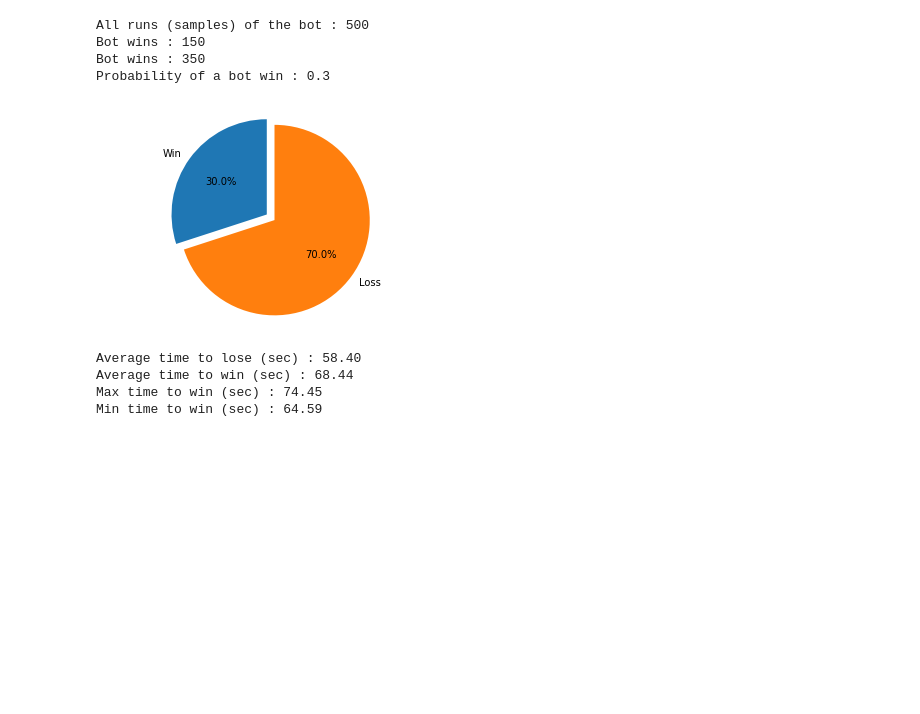
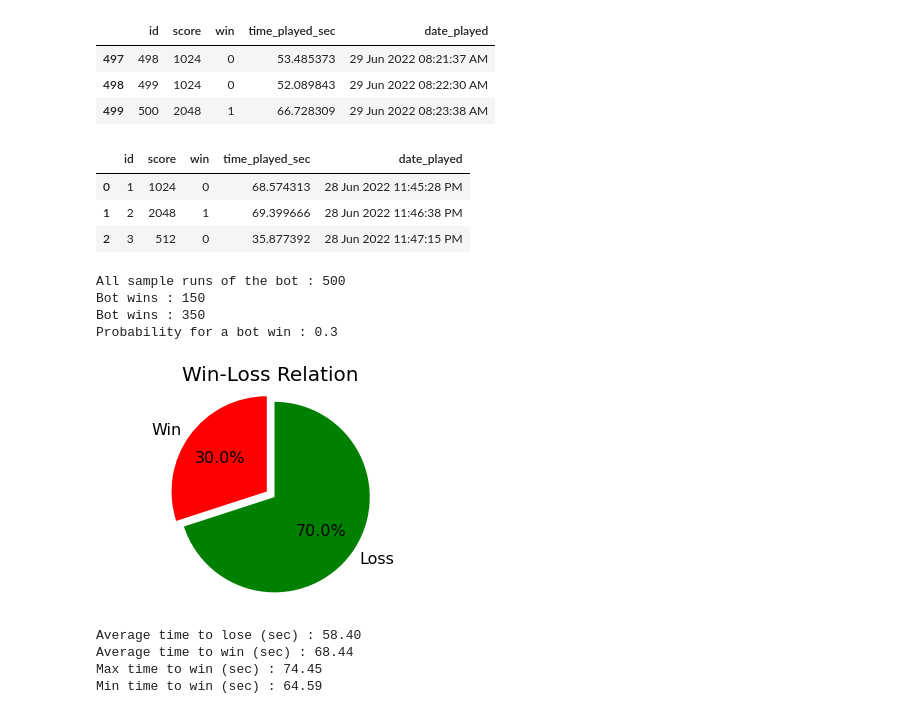
Before and after one commit to chizo4/2048-intelligent-bot, a Jupyter notebook: ai_implementation/notebook/bot_notebook.ipynb, the cells around one changed output. Cells and saved outputs as stored; diff of their text form; code cells hidden in the pictures; blank space fills up the shorter version.

```diff
--- a/ai_implementation/notebook/bot_notebook.ipynb
+++ b/ai_implementation/notebook/bot_notebook.ipynb
@@ -22,29 +31,47 @@ import matplotlib.pyplot as plt
 # Create the dataframe for the database records.
 db = sqlite3.connect('../db/bot_records.db')
 df = pd.read_sql_query("SELECT * FROM bot_records", db)
+# %%
+# Show the latest 3 records.
+df.tail(3)
+# %% [output]
+|  | id | score | win | time_played_sec | date_played |
+| 497 | 498 | 1024 | 0 | 53.485373 | 29 Jun 2022 08:21:37 AM |
+| 498 | 499 | 1024 | 0 | 52.089843 | 29 Jun 2022 08:22:30 AM |
+| 499 | 500 | 2048 | 1 | 66.728309 | 29 Jun 2022 08:23:38 AM |
+# %%
+# Show the initial 3 records.
+df.head(3)
+# %% [output]
+|  | id | score | win | time_played_sec | date_played |
+| 0 | 1 | 1024 | 0 | 68.574313 | 28 Jun 2022 11:45:28 PM |
+| 1 | 2 | 2048 | 1 | 69.399666 | 28 Jun 2022 11:46:38 PM |
+| 2 | 3 | 512 | 0 | 35.877392 | 28 Jun 2022 11:47:15 PM |
 # %%
-# Calculate the probability of winning a game.
+# Calculate the probability of bot winning a game.
 df_win = df[df['win']==1]
 df_loss = df[df['win']==0]
 win_prob = len(df_win)/len(df)
-print(f'All runs (samples) of the bot : {len(df)}')
+print(f'All sample runs of the bot : {len(df)}')
 print(f'Bot wins : {len(df_win)}')
 print(f'Bot wins : {len(df_loss)}')
-print(f'Probability of a bot win : {win_prob}')
+print(f'Probability for a bot win : {win_prob}')
 # %% [output]
-All runs (samples) of the bot : 500
+All sample runs of the bot : 500
 Bot wins : 150
 Bot wins : 350
-Probability of a bot win : 0.3
+Probability for a bot win : 0.3
 # %%
 # Pie chart for win-loss relation.
-labels = 'Win', 'Loss'
+labels = ('Win', 'Loss')
 results = [len(df_win), len(df_loss)]
+colors = ['red', 'green']
 explode = (0, 0.1)
-fig1, ax1 = plt.subplots()
-ax1.pie(results, labels=labels, explode=explode, autopct='%1.1f%%', startangle=90)
-ax1.axis('equal')
+fig1, ax = plt.subplots()
+ax.pie(results, labels=labels, explode=explode, autopct='%1.1f%%', startangle=90, colors=colors, textprops={'fontsize':16})
+ax.axis('equal')
+plt.title('Win-Loss Relation', fontsize=20)
 plt.show()
 # %% [output]
-[figure, old version]
+[figure, new version]
 # %%
```
Also changed, not shown: parts of 10 cells of this notebook.
